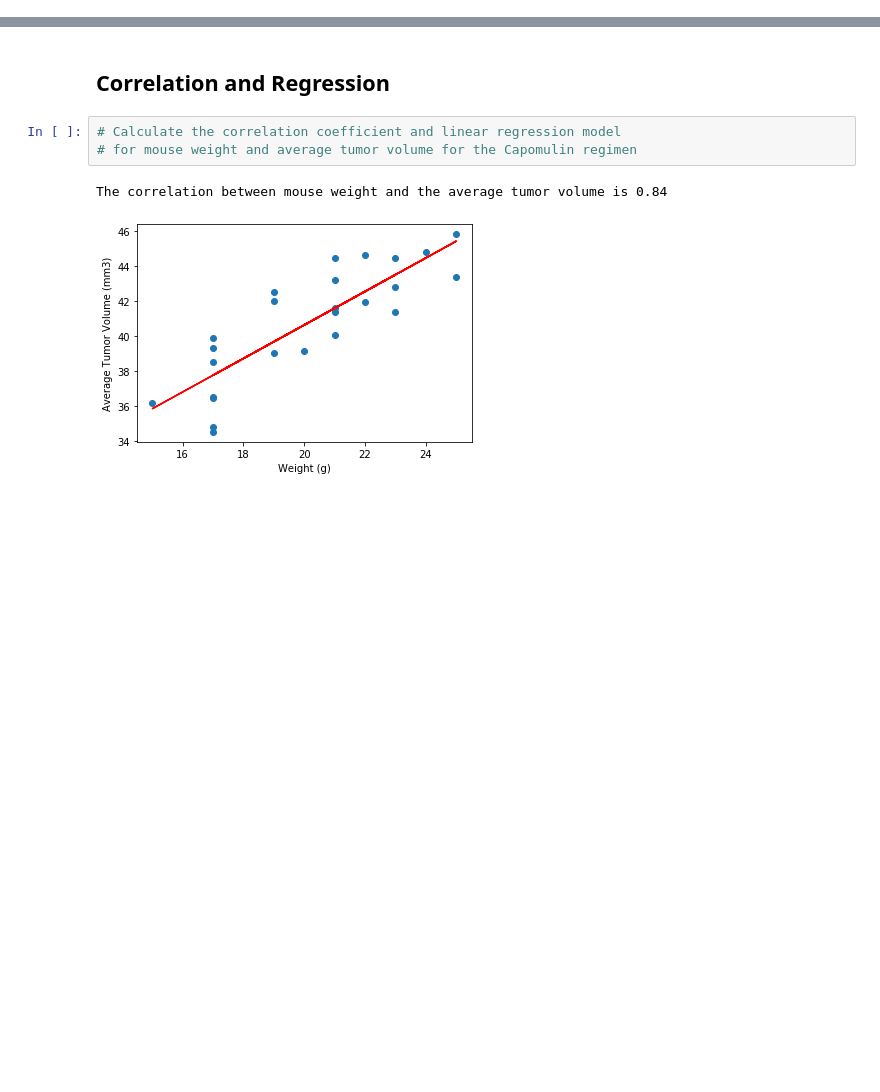
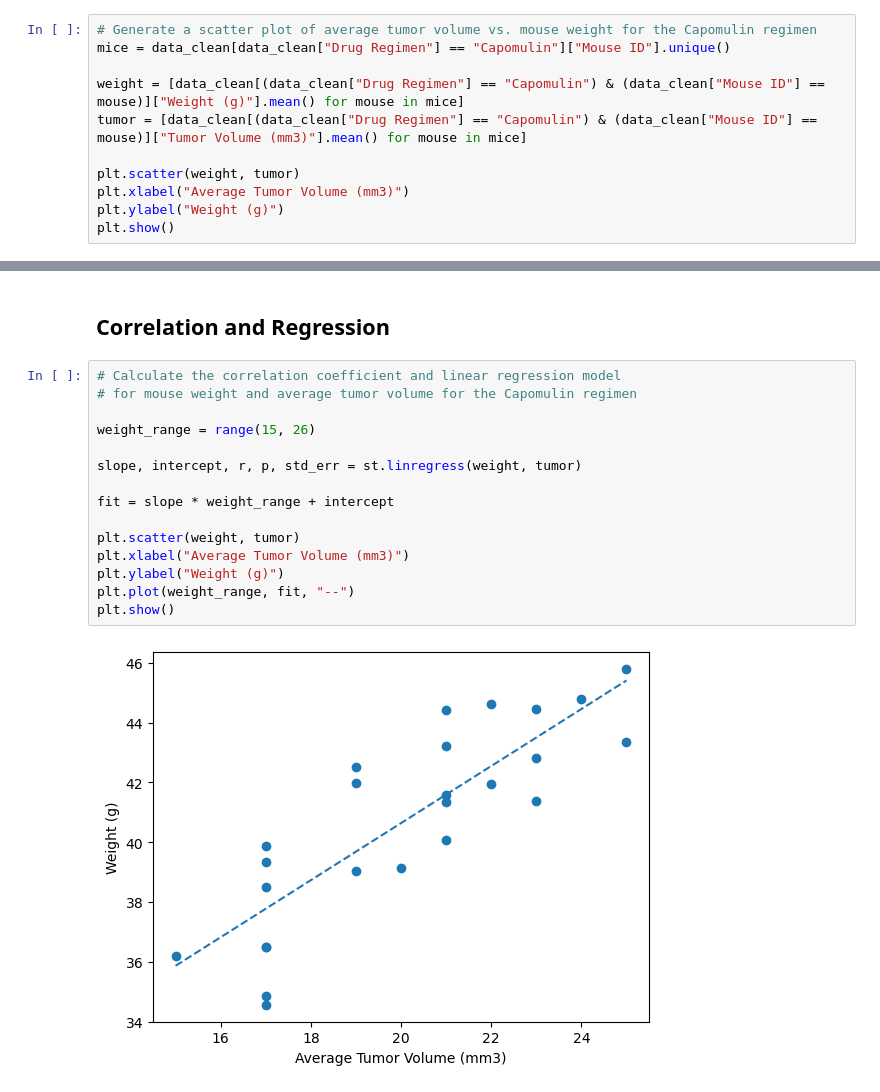
Before and after one commit to MikeBanister/Matplotlib, a Jupyter notebook: Pymaceuticals/pymaceuticals_starter.ipynb, the cells around one changed output, grey strips where cells are left out. Drawn from its saved outputs; the diff is of its cells as text; blank space fills up the shorter version.

```diff
--- a/Pymaceuticals/pymaceuticals_starter.ipynb
+++ b/Pymaceuticals/pymaceuticals_starter.ipynb
@@ -276,0 +264,11 @@ Ceftamin's potential outliers: Series([], Name: Tumor Volume (mm3), dtype: float
+# %%
+# Generate a scatter plot of average tumor volume vs. mouse weight for the Capomulin regimen
+mice = data_clean[data_clean["Drug Regimen"] == "Capomulin"]["Mouse ID"].unique()
+
+weight = [data_clean[(data_clean["Drug Regimen"] == "Capomulin") & (data_clean["Mouse ID"] == mouse)]["Weight (g)"].mean() for mouse in mice]
+tumor = [data_clean[(data_clean["Drug Regimen"] == "Capomulin") & (data_clean["Mouse ID"] == mouse)]["Tumor Volume (mm3)"].mean() for mouse in mice]
+
+plt.scatter(weight, tumor)
+plt.xlabel("Average Tumor Volume (mm3)")
+plt.ylabel("Weight (g)")
+plt.show()
@@ -279,6 +279,17 @@ Ceftamin's potential outliers: Series([], Name: Tumor Volume (mm3), dtype: float
 # %%
 # Calculate the correlation coefficient and linear regression model
 # for mouse weight and average tumor volume for the Capomulin regimen
+
+weight_range = range(15, 26)
+
+slope, intercept, r, p, std_err = st.linregress(weight, tumor)
+
+fit = slope * weight_range + intercept
+
+plt.scatter(weight, tumor)
+plt.xlabel("Average Tumor Volume (mm3)")
+plt.ylabel("Weight (g)")
+plt.plot(weight_range, fit, "--")
+plt.show()
 # %% [output]
-The correlation between mouse weight and the average tumor volume is 0.84
-[figure, old version]
+[figure, new version]
```
Also changed, not shown: parts of 7 cells of this notebook.
